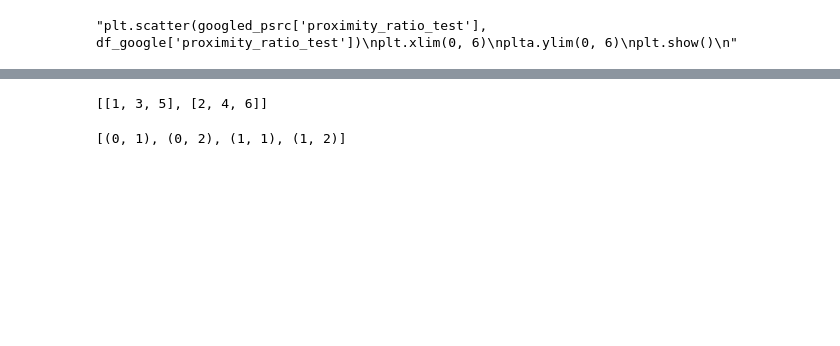
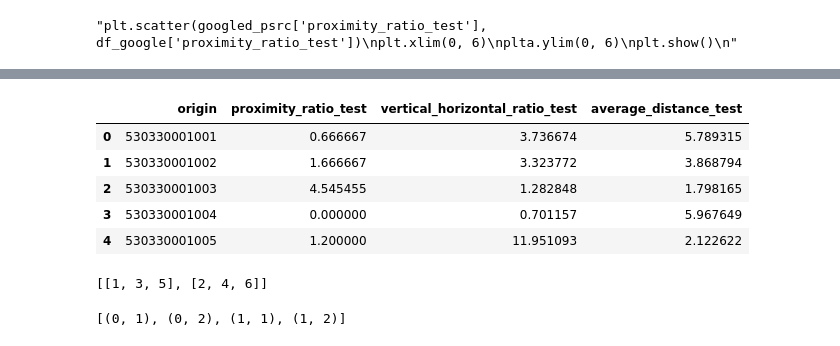
Before and after one commit to monolyst/Seattle-Mobility-Index, a Jupyter notebook: scripts/analysis/market_basket_evaluator2.ipynb, the cells around one changed output, grey strips where cells are left out. Drawn from its saved outputs; the diff is of its cells as text; code cells hidden in the pictures; blank space fills up the shorter version.

```diff
--- a/scripts/analysis/market_basket_evaluator2.ipynb
+++ b/scripts/analysis/market_basket_evaluator2.ipynb
@@ -284,3 +263,13 @@ Total combinations: 55
+# %%
+origin_merged.head()
+df_psrc.head()
+# %% [output]
+|  | origin | proximity_ratio_test | vertical_horizontal_ratio_test | average_distance_test |
+| 0 | 530330001001 | 0.666667 | 3.736674 | 5.789315 |
+| 1 | 530330001002 | 1.666667 | 3.323772 | 3.868794 |
+| 2 | 530330001003 | 4.545455 | 1.282848 | 1.798165 |
+| 3 | 530330001004 | 0.000000 | 0.701157 | 5.967649 |
+| 4 | 530330001005 | 1.200000 | 11.951093 | 2.122622 |
 # %%
 k = [list(a) for a in zip(*[[1, 2], [3, 4], [5, 6]])]
 k
```
Also changed, not shown: parts of 5 cells of this notebook.
